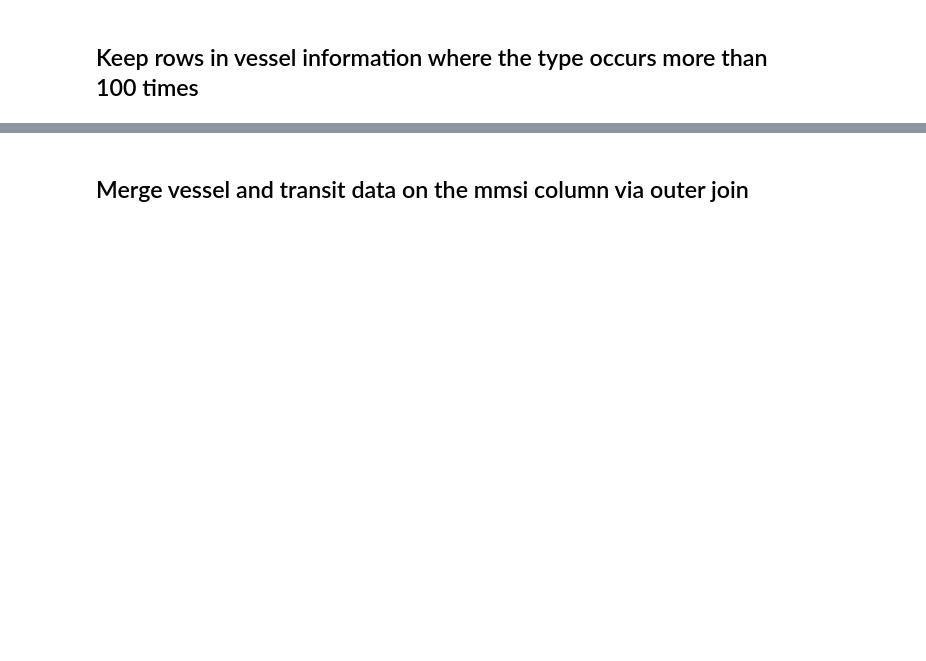
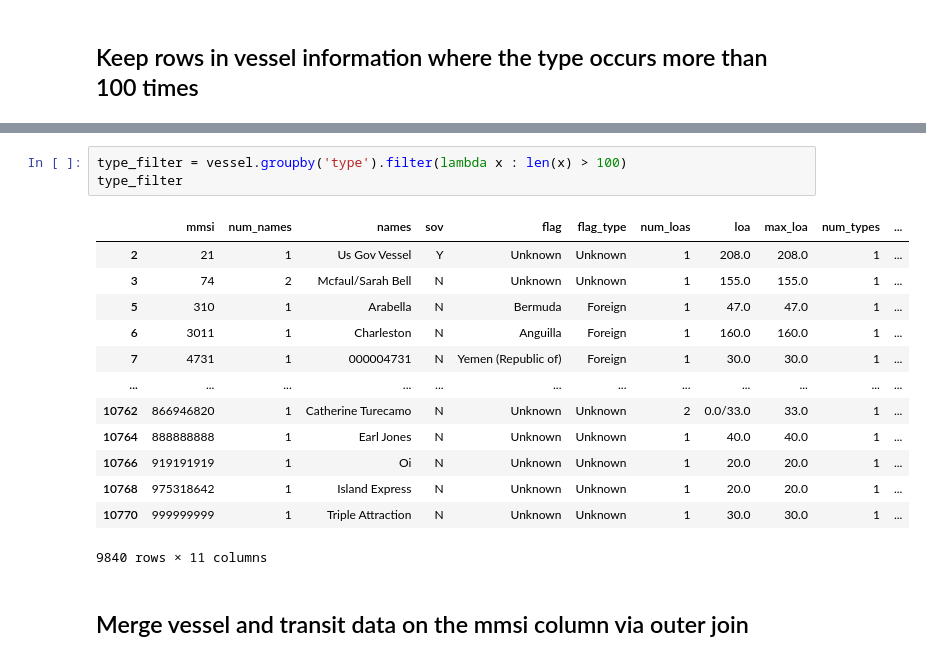
Before and after one commit to nedavis2/605-Assignments, a Jupyter notebook: Assignment 1/Code/NDavis_A1.ipynb, the cells around one changed output, grey strips where cells are left out. Saved outputs shown, nothing was run; the diff lists cells and outputs as text; blank space fills up the shorter version.

```diff
--- a/Assignment 1/Code/NDavis_A1.ipynb
+++ b/Assignment 1/Code/NDavis_A1.ipynb
@@ -100,3 +89,20 @@ vessel_tmp
+# %%
+type_filter = vessel.groupby('type').filter(lambda x : len(x) > 100)
+type_filter
+# %% [output]
+|  | mmsi | num_names | names | sov | flag | flag_type | num_loas | loa | max_loa | num_types | ... |
+| 2 | 21 | 1 | Us Gov Vessel | Y | Unknown | Unknown | 1 | 208.0 | 208.0 | 1 | ... |
+| 3 | 74 | 2 | Mcfaul/Sarah Bell | N | Unknown | Unknown | 1 | 155.0 | 155.0 | 1 | ... |
+| 5 | 310 | 1 | Arabella | N | Bermuda | Foreign | 1 | 47.0 | 47.0 | 1 | ... |
+| 6 | 3011 | 1 | Charleston | N | Anguilla | Foreign | 1 | 160.0 | 160.0 | 1 | ... |
+| 7 | 4731 | 1 | 000004731 | N | Yemen (Republic of) | Foreign | 1 | 30.0 | 30.0 | 1 | ... |
+| ... | ... | ... | ... | ... | ... | ... | ... | ... | ... | ... | ... |
+| 10762 | 866946820 | 1 | Catherine Turecamo | N | Unknown | Unknown | 2 | 0.0/33.0 | 33.0 | 1 | ... |
+| 10764 | 888888888 | 1 | Earl Jones | N | Unknown | Unknown | 1 | 40.0 | 40.0 | 1 | ... |
+| 10766 | 919191919 | 1 | Oi | N | Unknown | Unknown | 1 | 20.0 | 20.0 | 1 | ... |
+| 10768 | 975318642 | 1 | Island Express | N | Unknown | Unknown | 1 | 20.0 | 20.0 | 1 | ... |
+| 10770 | 999999999 | 1 | Triple Attraction | N | Unknown | Unknown | 1 | 30.0 | 30.0 | 1 | ... |
+9840 rows × 11 columns
 # %% [markdown]
 ## Merge vessel and transit data on the mmsi column via outer join
 # %%
```
Also changed, not shown: parts of 6 cells of this notebook.
